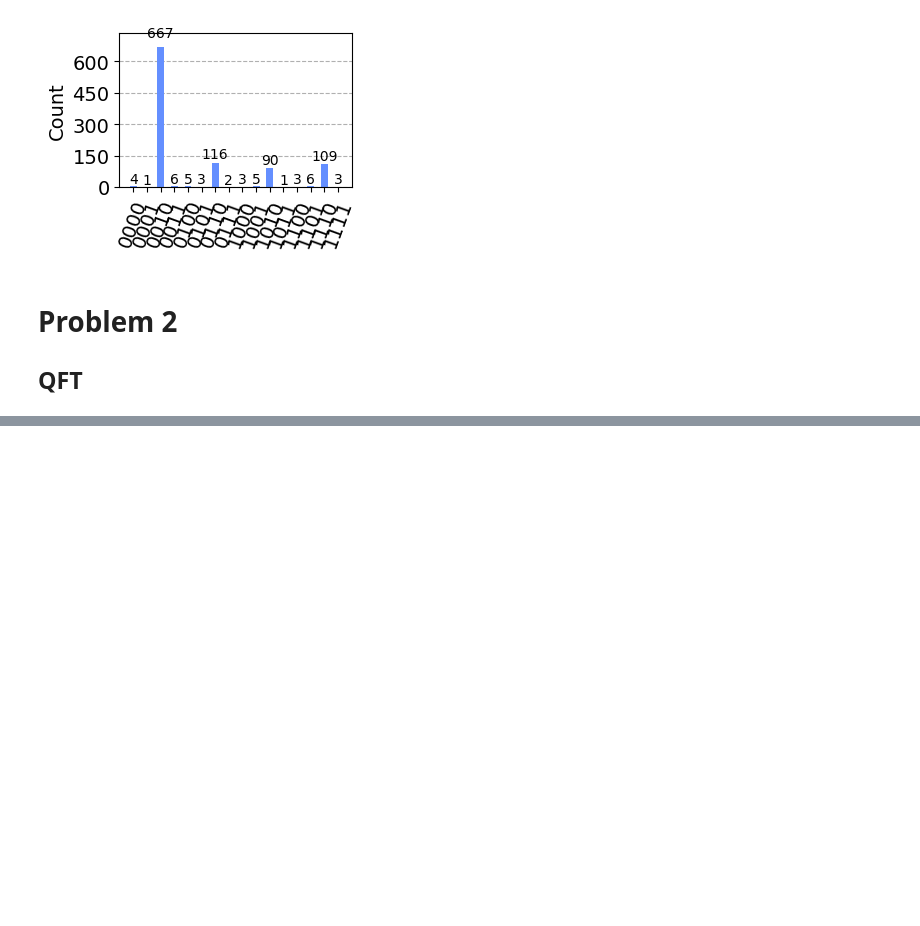
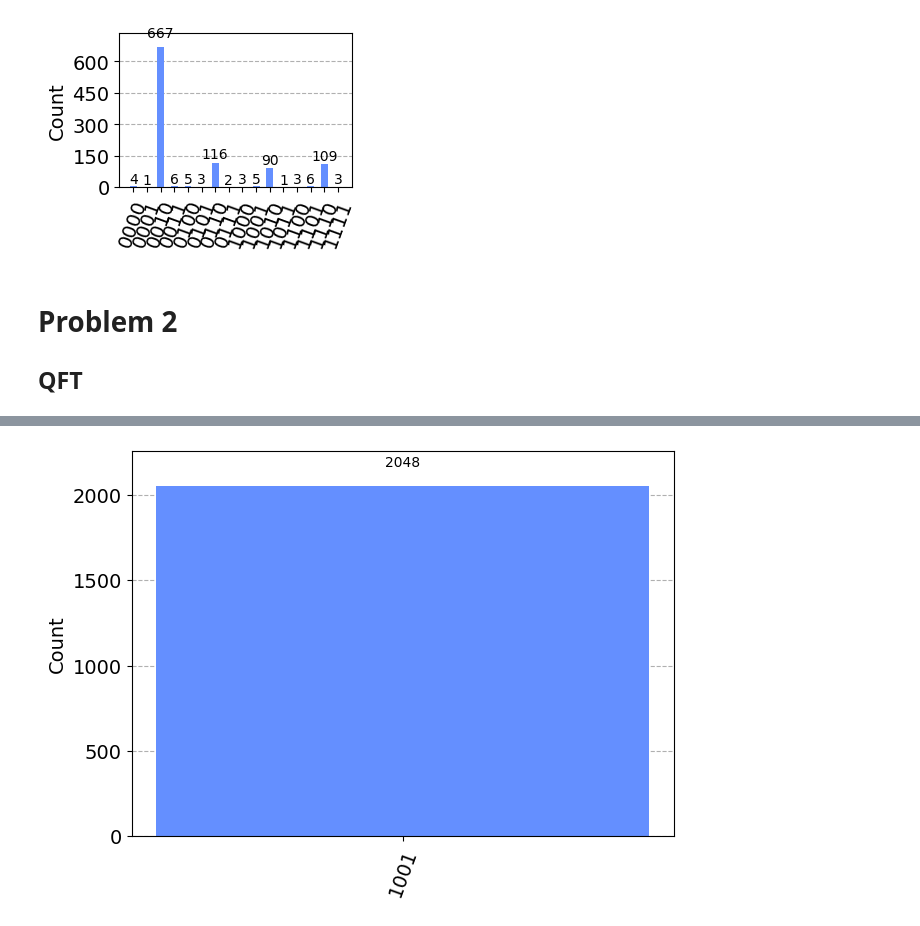
Before and after one commit to IPdotSetAF/Qiskit-HW2, a Jupyter notebook: Qiskit-HW2.ipynb, the cells around one changed output, grey strips where cells are left out. Saved outputs shown, nothing was run; the diff lists cells and outputs as text; code cells hidden in the pictures; blank space fills up the shorter version.

```diff
--- a/Qiskit-HW2.ipynb
+++ b/Qiskit-HW2.ipynb
@@ -190,0 +199,14 @@ ERROR:  [Experiment 0] Circuit circuit-787 contains invalid instructions {"gates
+# %%
+from qiskit import  Aer,transpile,assemble
+from qiskit.visualization import plot_histogram
+
+aer_sim = Aer.get_backend('aer_simulator')
+shots = 2048
+t_qpe = transpile(c, aer_sim)
+qobj = assemble(t_qpe, shots=shots)
+results = aer_sim.run(qobj).result()
+answer = results.get_counts()
+
+plot_histogram(answer)
+# %% [output]
+[figure, added]
```
Also changed, not shown: parts of 20 cells of this notebook.
